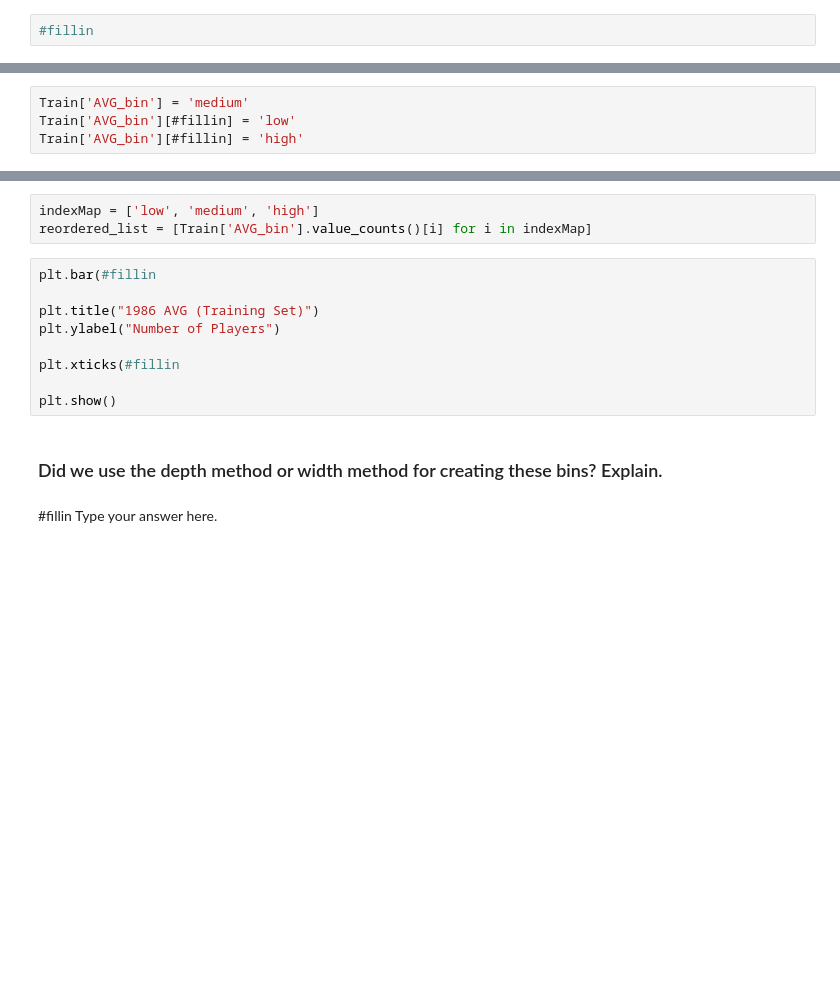
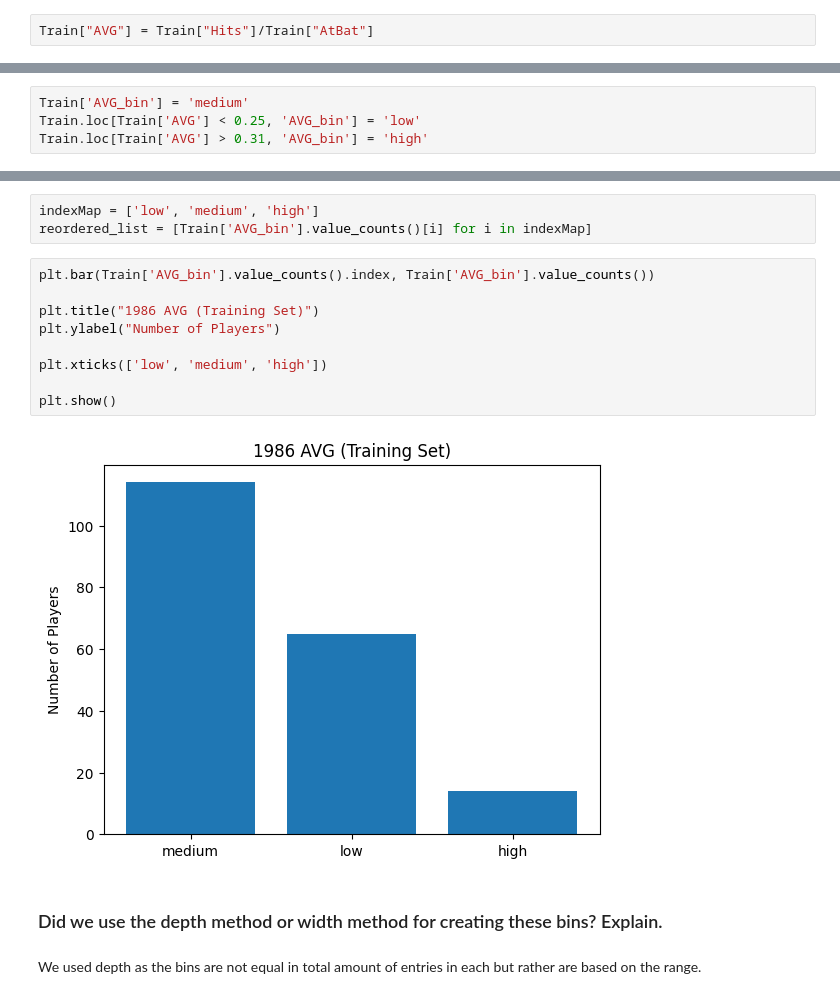
Before and after one commit to ChristopherLambiase/code_2600, a Jupyter notebook: mod03_eda.ipynb, the cells around one changed output, grey strips where cells are left out. Saved outputs shown, nothing was run; the diff lists cells and outputs as text; blank space fills up the shorter version.

```diff
--- a/mod03_eda.ipynb
+++ b/mod03_eda.ipynb
@@ -225,13 +234,13 @@ Totals = [TotHits, TotWalks, TotAtBat-TotHits-TotWalks]
 # %% [markdown]
 ### The previous two cells gave us totals across all players. For each player in the training set, calculate the Hits as a percent of AtBat and store it in a new variable called 'AVG'
 # %%
-#fillin
+Train["AVG"] = Train["Hits"]/Train["AtBat"]
 # %% [markdown]
 ### Using 0.25 and 0.31 as the split points, create a new variable with three bins: high, medium, and low.
 # %%
 Train['AVG_bin'] = 'medium'
-Train['AVG_bin'][#fillin] = 'low'
-Train['AVG_bin'][#fillin] = 'high'
+Train.loc[Train['AVG'] < 0.25, 'AVG_bin'] = 'low'
+Train.loc[Train['AVG'] > 0.31, 'AVG_bin'] = 'high'
 # %% [markdown]
 ### Create a bar chart that displays the number of players in each of the low, medium, and high categories (for the training data).
 # %%
@@ -242,15 +257,17 @@ Notice that the order of the bars will be medium, low, high. That's counterintui
 indexMap = ['low', 'medium', 'high']
 reordered_list = [Train['AVG_bin'].value_counts()[i] for i in indexMap]
 # %%
-plt.bar(#fillin
+plt.bar(Train['AVG_bin'].value_counts().index, Train['AVG_bin'].value_counts())
 
 plt.title("1986 AVG (Training Set)")
 plt.ylabel("Number of Players")
 
-plt.xticks(#fillin
+plt.xticks(['low', 'medium', 'high'])
 
 plt.show()
+# %% [output]
+[figure, added]
 # %% [markdown]
 ### Did we use the depth method or width method for creating these bins? Explain.
 # %% [markdown]
-#fillin Type your answer here.
+We used depth as the bins are not equal in total amount of entries in each but rather are based on the range.
```
Also changed, not shown: parts of 7 cells of this notebook.
